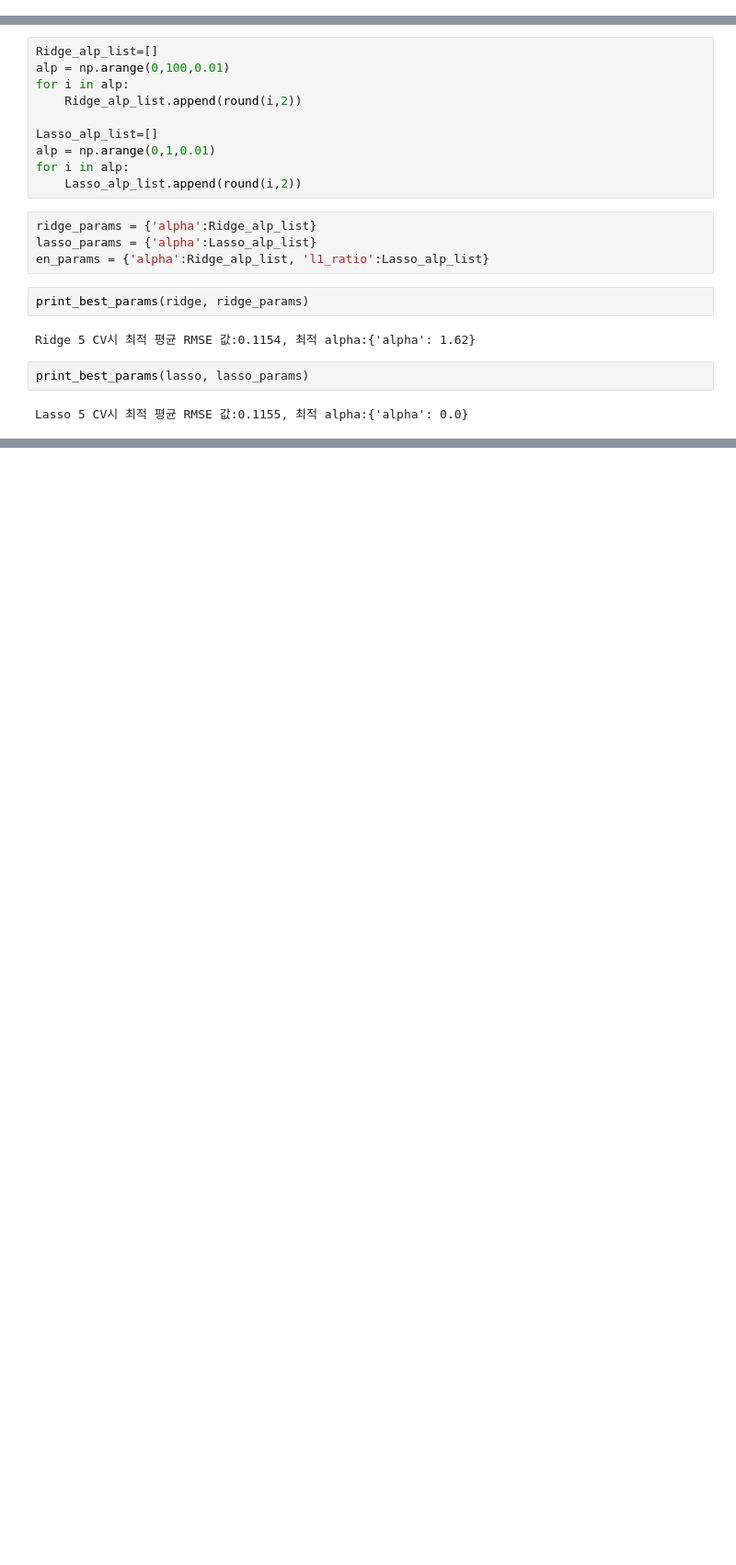
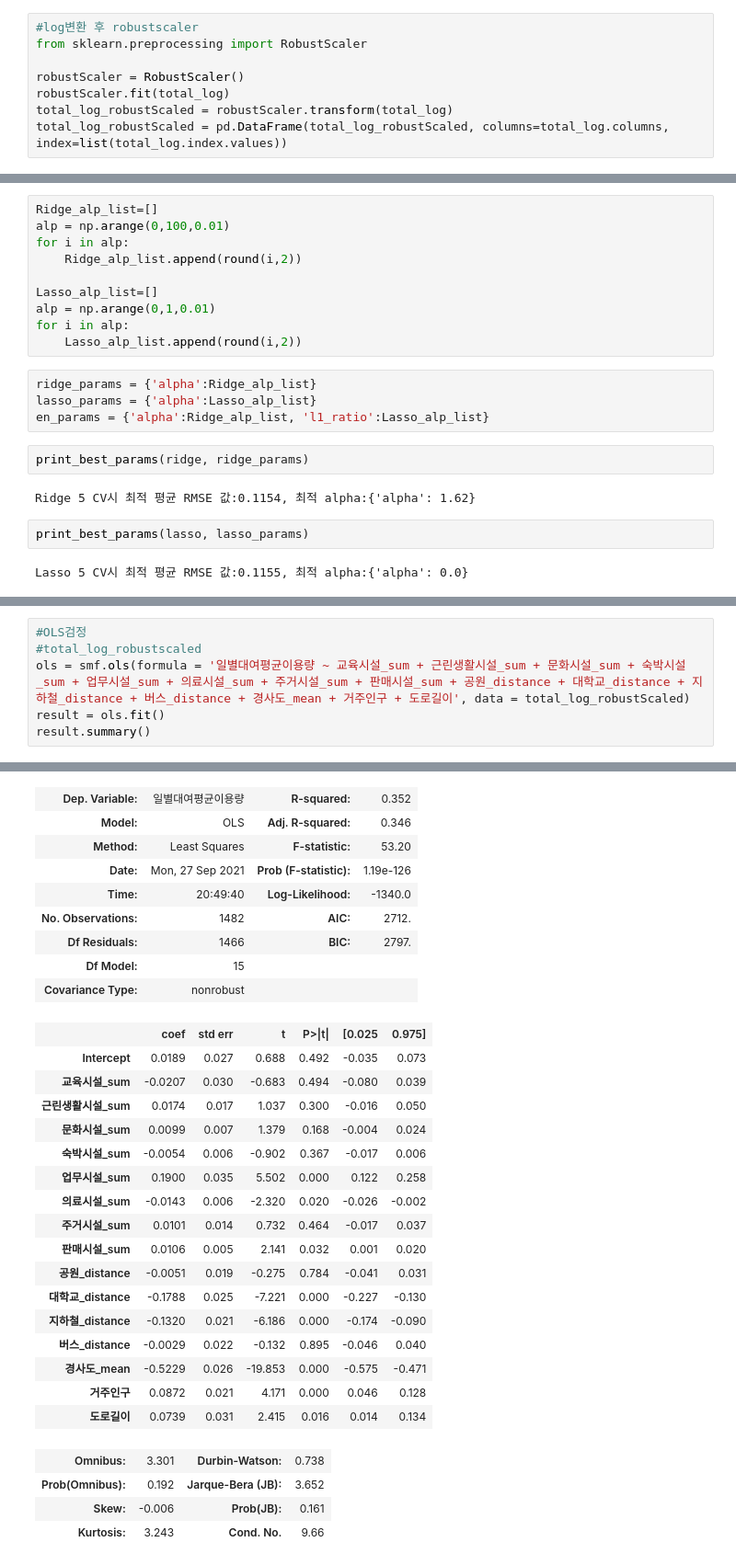
Before and after one commit to daehyun0411/IGPS, a Jupyter notebook: Modeling/LinearRegression.ipynb, the cells around one changed output, grey strips where cells are left out. Shown at 92% size. Drawn from its saved outputs; the diff is of its cells as text; blank space fills up the shorter version.

```diff
--- a/Modeling/LinearRegression.ipynb
+++ b/Modeling/LinearRegression.ipynb
@@ -285,3 +286,11 @@ scaler = MinMaxScaler()
 scaler.fit(total_log)
 total_log_scaled = scaler.transform(total_log)
 total_log_scaled = pd.DataFrame(total_log_scaled, columns=total_log.columns, index=list(total_log.index.values))
+# %%
+#log변환 후 robustscaler
+from sklearn.preprocessing import RobustScaler
+
+robustScaler = RobustScaler()
+robustScaler.fit(total_log)
+total_log_robustScaled = robustScaler.transform(total_log)
+total_log_robustScaled = pd.DataFrame(total_log_robustScaled, columns=total_log.columns, index=list(total_log.index.values))
@@ -364,0 +437,7 @@ Lasso 5 CV시 최적 평균 RMSE 값:0.1155, 최적 alpha:{'alpha': 0.0}
+# %%
+#OLS검정
+#total_log_robustscaled
+ols = smf.ols(formula = '일별대여평균이용량 ~ 교육시설_sum + 근린생활시설_sum + 문화시설_sum + 숙박시설_sum + 업무시설_sum + 의료시설_sum + 주거시설_sum + 판매시설_sum + 공원_distance + 대학교_distance + 지하철_distance + 버스_distance + 경사도_mean + 거주인구 + 도로길이', data = total_log_robustScaled)
+result = ols.fit()
+result.summary()
+# %% [output]
@@ -364,0 +445,30 @@ Lasso 5 CV시 최적 평균 RMSE 값:0.1155, 최적 alpha:{'alpha': 0.0}
+| Dep. Variable: | 일별대여평균이용량 | R-squared: | 0.352 |
+| Model: | OLS | Adj. R-squared: | 0.346 |
+| Method: | Least Squares | F-statistic: | 53.20 |
+| Date: | Mon, 27 Sep 2021 | Prob (F-statistic): | 1.19e-126 |
+| Time: | 20:49:40 | Log-Likelihood: | -1340.0 |
+| No. Observations: | 1482 | AIC: | 2712. |
+| Df Residuals: | 1466 | BIC: | 2797. |
+| Df Model: | 15 |  |  |
+| Covariance Type: | nonrobust |  |  |
+|  | coef | std err | t | P>|t| | [0.025 | 0.975] |
+| Intercept | 0.0189 | 0.027 | 0.688 | 0.492 | -0.035 | 0.073 |
+| 교육시설_sum | -0.0207 | 0.030 | -0.683 | 0.494 | -0.080 | 0.039 |
+| 근린생활시설_sum | 0.0174 | 0.017 | 1.037 | 0.300 | -0.016 | 0.050 |
+| 문화시설_sum | 0.0099 | 0.007 | 1.379 | 0.168 | -0.004 | 0.024 |
+| 숙박시설_sum | -0.0054 | 0.006 | -0.902 | 0.367 | -0.017 | 0.006 |
+| 업무시설_sum | 0.1900 | 0.035 | 5.502 | 0.000 | 0.122 | 0.258 |
+| 의료시설_sum | -0.0143 | 0.006 | -2.320 | 0.020 | -0.026 | -0.002 |
+| 주거시설_sum | 0.0101 | 0.014 | 0.732 | 0.464 | -0.017 | 0.037 |
+| 판매시설_sum | 0.0106 | 0.005 | 2.141 | 0.032 | 0.001 | 0.020 |
+| 공원_distance | -0.0051 | 0.019 | -0.275 | 0.784 | -0.041 | 0.031 |
+| 대학교_distance | -0.1788 | 0.025 | -7.221 | 0.000 | -0.227 | -0.130 |
+| 지하철_distance | -0.1320 | 0.021 | -6.186 | 0.000 | -0.174 | -0.090 |
+| 버스_distance | -0.0029 | 0.022 | -0.132 | 0.895 | -0.046 | 0.040 |
+| 경사도_mean | -0.5229 | 0.026 | -19.853 | 0.000 | -0.575 | -0.471 |
+| 거주인구 | 0.0872 | 0.021 | 4.171 | 0.000 | 0.046 | 0.128 |
+| 도로길이 | 0.0739 | 0.031 | 2.415 | 0.016 | 0.014 | 0.134 |
+| Omnibus: | 3.301 | Durbin-Watson: | 0.738 |
+| Prob(Omnibus): | 0.192 | Jarque-Bera (JB): | 3.652 |
+| Skew: | -0.006 | Prob(JB): | 0.161 |
+| Kurtosis: | 3.243 | Cond. No. | 9.66 |
```
Also changed, not shown: parts of 12 cells of this notebook.
